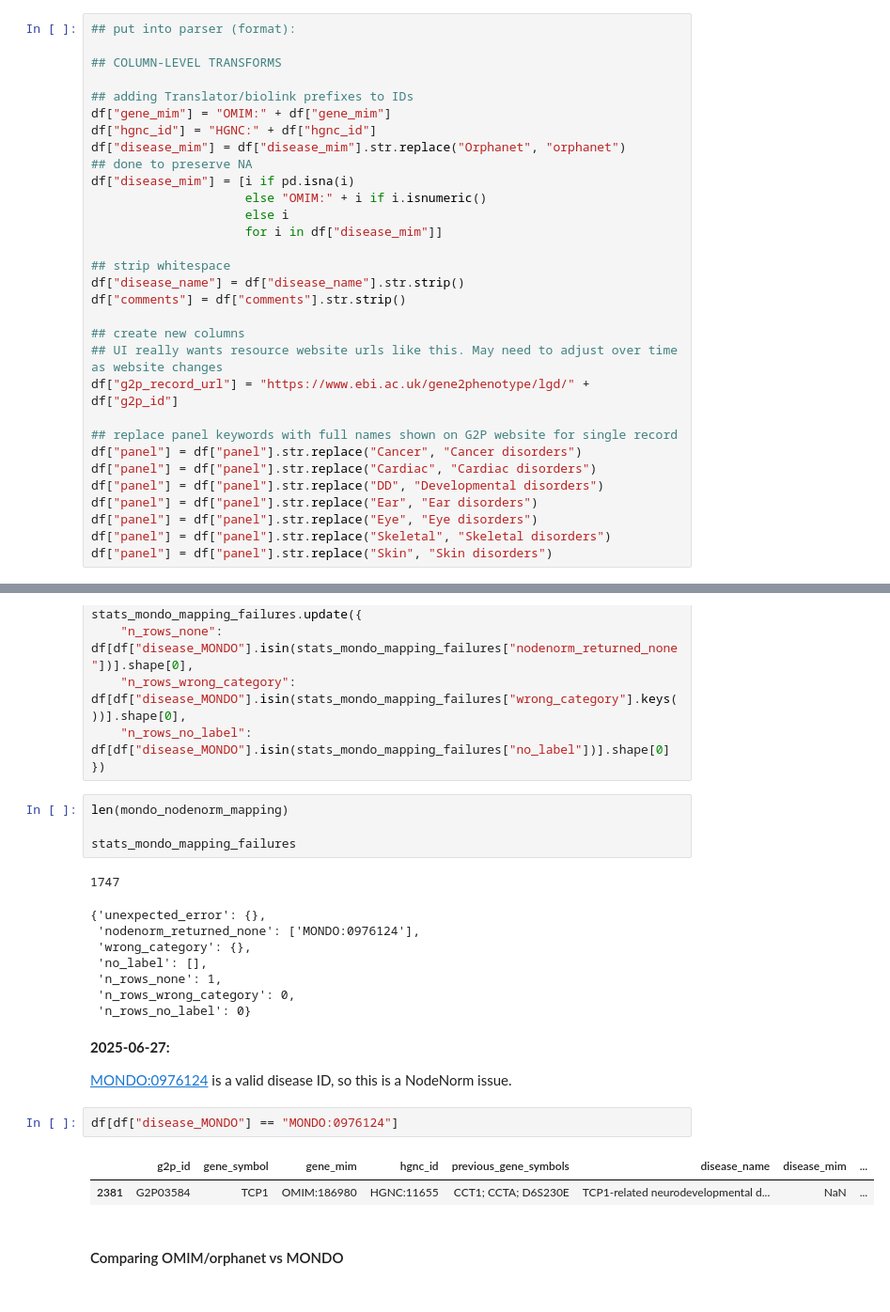
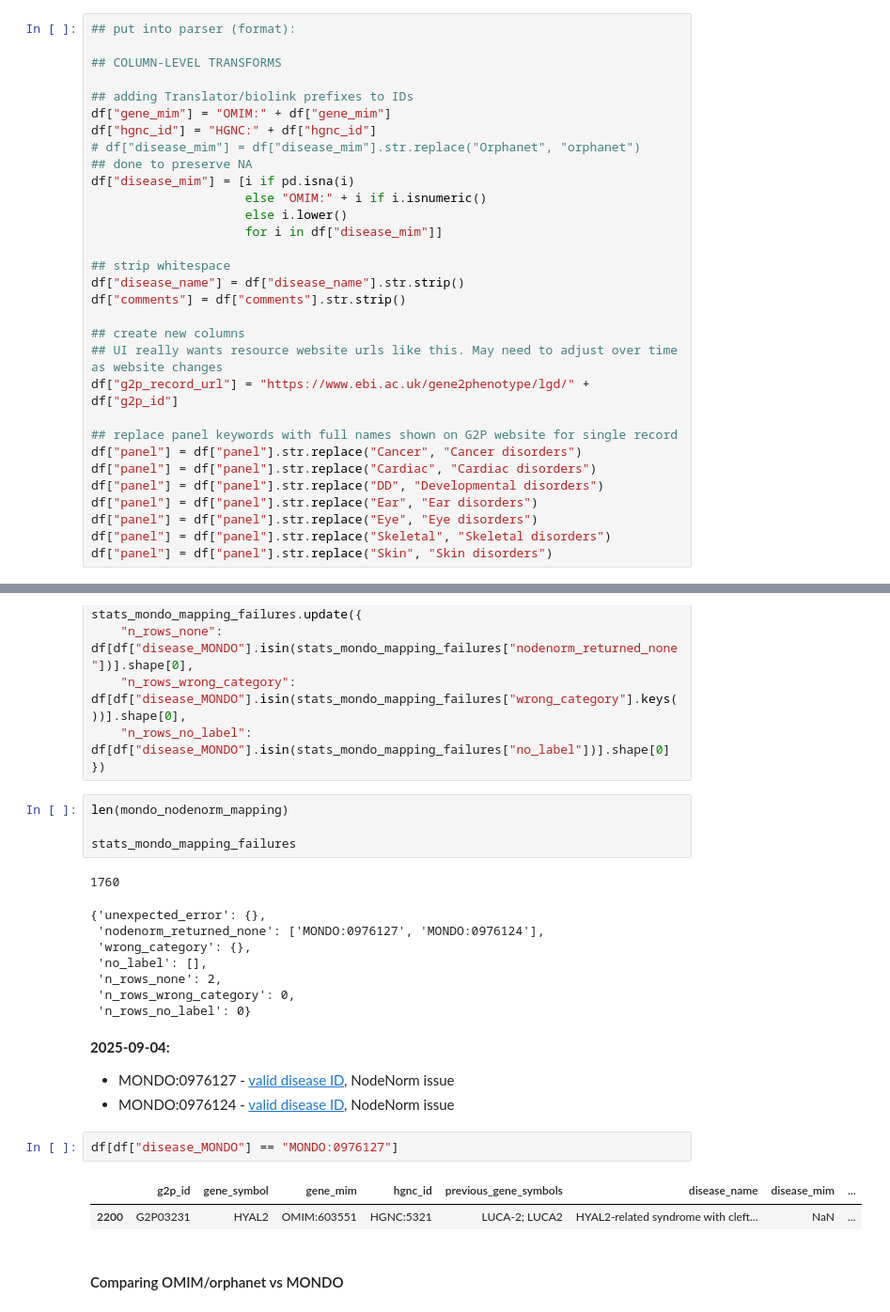
Before and after one commit to biothings/pending.api, a Jupyter notebook: plugins/ebi_gene2phenotype/parser-writing.ipynb, the cells around one changed output, grey strips where cells are left out. Shown at 94% size. Drawn from its saved outputs; the diff is of its cells as text.

```diff
--- a/plugins/ebi_gene2phenotype/parser-writing.ipynb
+++ b/plugins/ebi_gene2phenotype/parser-writing.ipynb
@@ -271,11 +280,11 @@ df[df["disease_mim"].str.contains("Orphanet:", na=False)]
 ## adding Translator/biolink prefixes to IDs
 df["gene_mim"] = "OMIM:" + df["gene_mim"]
 df["hgnc_id"] = "HGNC:" + df["hgnc_id"]
-df["disease_mim"] = df["disease_mim"].str.replace("Orphanet", "orphanet")
+# df["disease_mim"] = df["disease_mim"].str.replace("Orphanet", "orphanet")
 ## done to preserve NA
 df["disease_mim"] = [i if pd.isna(i)
                      else "OMIM:" + i if i.isnumeric()
-                     else i
+                     else i.lower()
                      for i in df["disease_mim"]]
 
 ## strip whitespace
@@ -1109,23 +1101,24 @@ len(mondo_nodenorm_mapping)
 
 stats_mondo_mapping_failures
 # %% [output]
-1747
+1760
 {'unexpected_error': {},
- 'nodenorm_returned_none': ['MONDO:0976124'],
+ 'nodenorm_returned_none': ['MONDO:0976127', 'MONDO:0976124'],
  'wrong_category': {},
  'no_label': [],
- 'n_rows_none': 1,
+ 'n_rows_none': 2,
  'n_rows_wrong_category': 0,
  'n_rows_no_label': 0}
 # %% [markdown]
-**2025-06-27:**
+**2025-09-04:**
 
-[MONDO:0976124](https://monarchinitiative.org/MONDO:0976124) is a valid disease ID, so this is a NodeNorm issue.
+* MONDO:0976127 - [valid disease ID](https://monarchinitiative.org/MONDO:0976127), NodeNorm issue
+* MONDO:0976124 - [valid disease ID](https://monarchinitiative.org/MONDO:0976124), NodeNorm issue
 # %%
-df[df["disease_MONDO"] == "MONDO:0976124"]
+df[df["disease_MONDO"] == "MONDO:0976127"]
 # %% [output]
 |  | g2p_id | gene_symbol | gene_mim | hgnc_id | previous_gene_symbols | disease_name | disease_mim | ... |
-| 2381 | G2P03584 | TCP1 | OMIM:186980 | HGNC:11655 | CCT1; CCTA; D6S230E | TCP1-related neurodevelopmental d... | NaN | ... |
+| 2200 | G2P03231 | HYAL2 | OMIM:603551 | HGNC:5321 | LUCA-2; LUCA2 | HYAL2-related syndrome with cleft... | NaN | ... |
 # %% [markdown]
 #### Comparing OMIM/orphanet vs MONDO
 # %%
```
Also changed, not shown: parts of 47 cells of this notebook, 4 other files.
